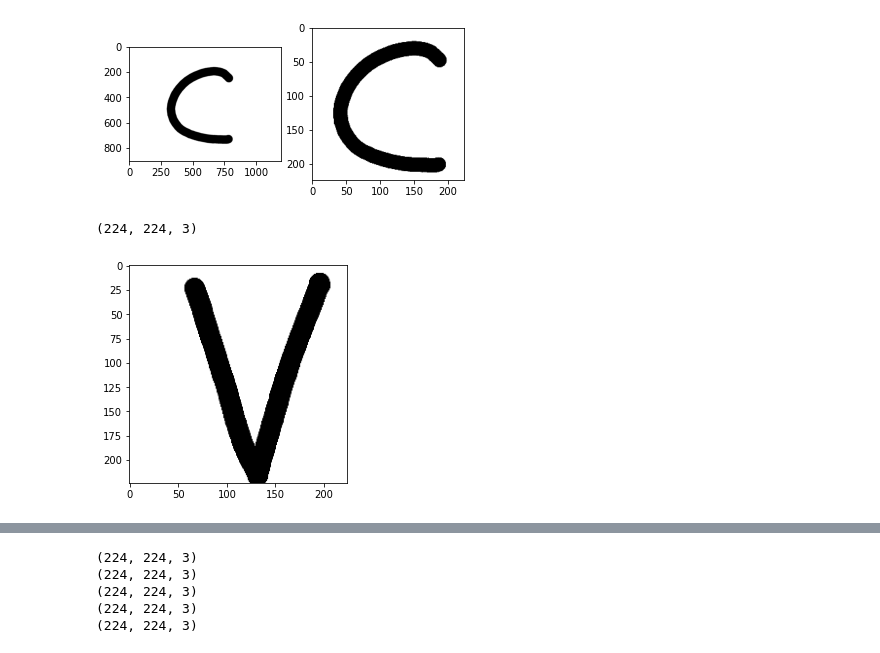
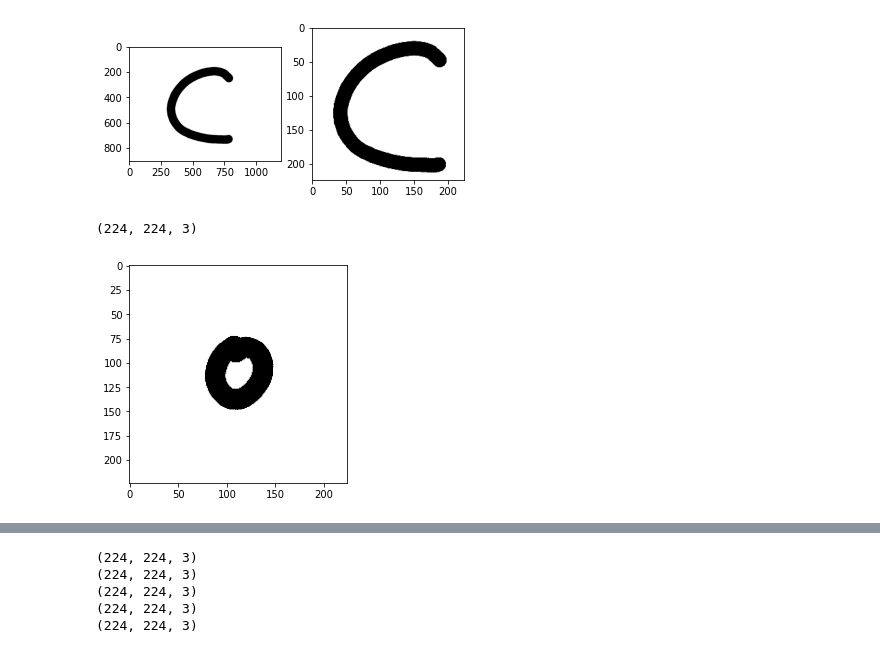
Before and after one commit to manohar2000/MIDAS_Challenge, a Jupyter notebook: part-1.ipynb, the cells around one changed output, grey strips where cells are left out. Cells and saved outputs as stored; diff of their text form; code cells hidden in the pictures.

```diff
--- a/part-1.ipynb
+++ b/part-1.ipynb
@@ -12,7 +12,7 @@ import cv2
 # %%
 # checking the count of images present in the dataset
 total_images = 0
-root_dir = "/kaggle/input/dataset-1/train"
+root_dir = "../input/dataset1/train"
 for i in os.listdir(root_dir):
     print("Total no. of images present in",i,"are:",len(os.listdir(root_dir+"/"+i)))
     total_images+=len(os.listdir(root_dir+"/"+i))
@@ -316,9 +309,9 @@ for i in range(len(X)):
     X[i] = cv2.resize(X[i], dsize)
     X[i] = np.resize(X[i],(X[i].shape[0],X[i].shape[1],3))
 # %%
-print(X[1241].shape)
-plt.imshow(X[1241],cmap="gray")
+print(X[10].shape)
+plt.imshow(X[10],cmap="gray")
 plt.show()
 # %% [output]
 (224, 224, 3)
-[figure, old version]
+[figure, new version]
```
Also changed, not shown: parts of 22 cells of this notebook, 2 other files.
